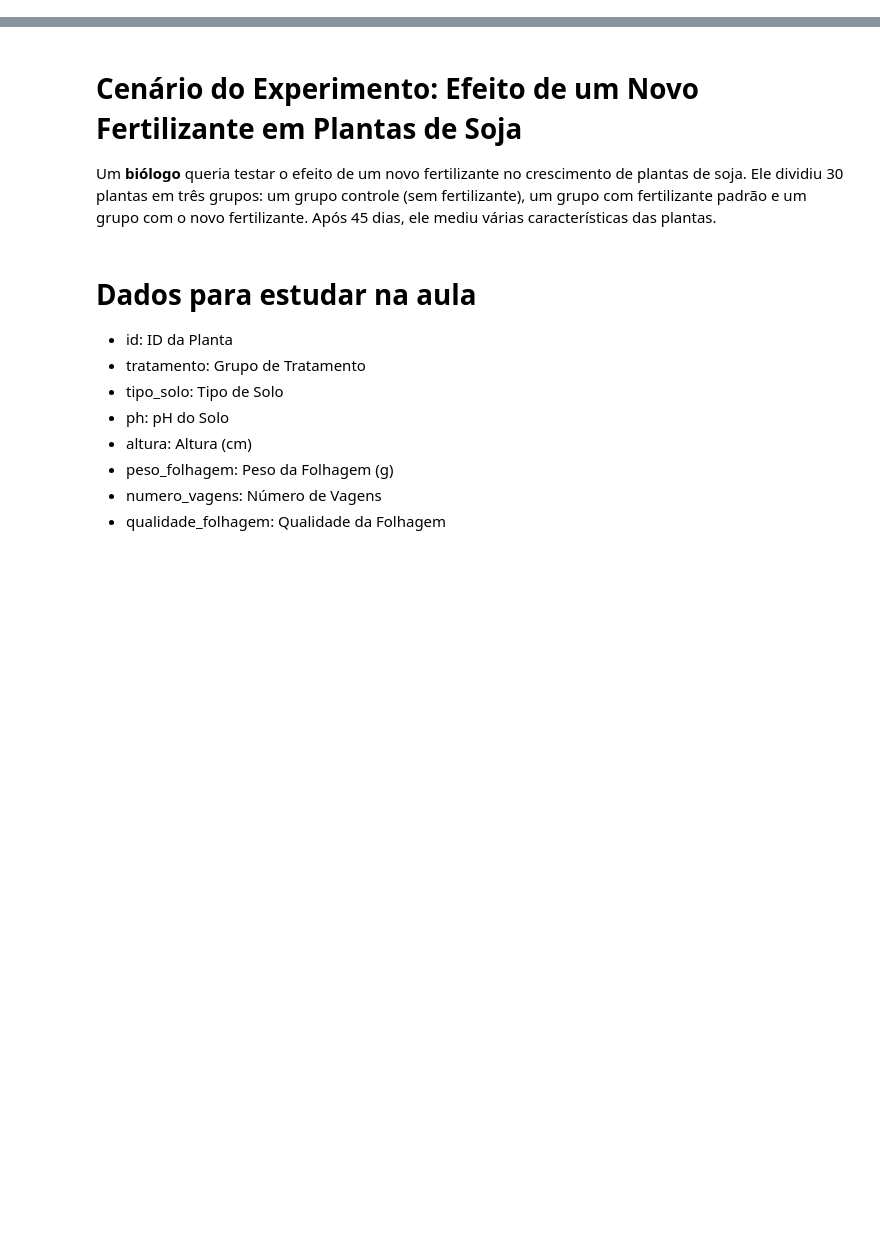
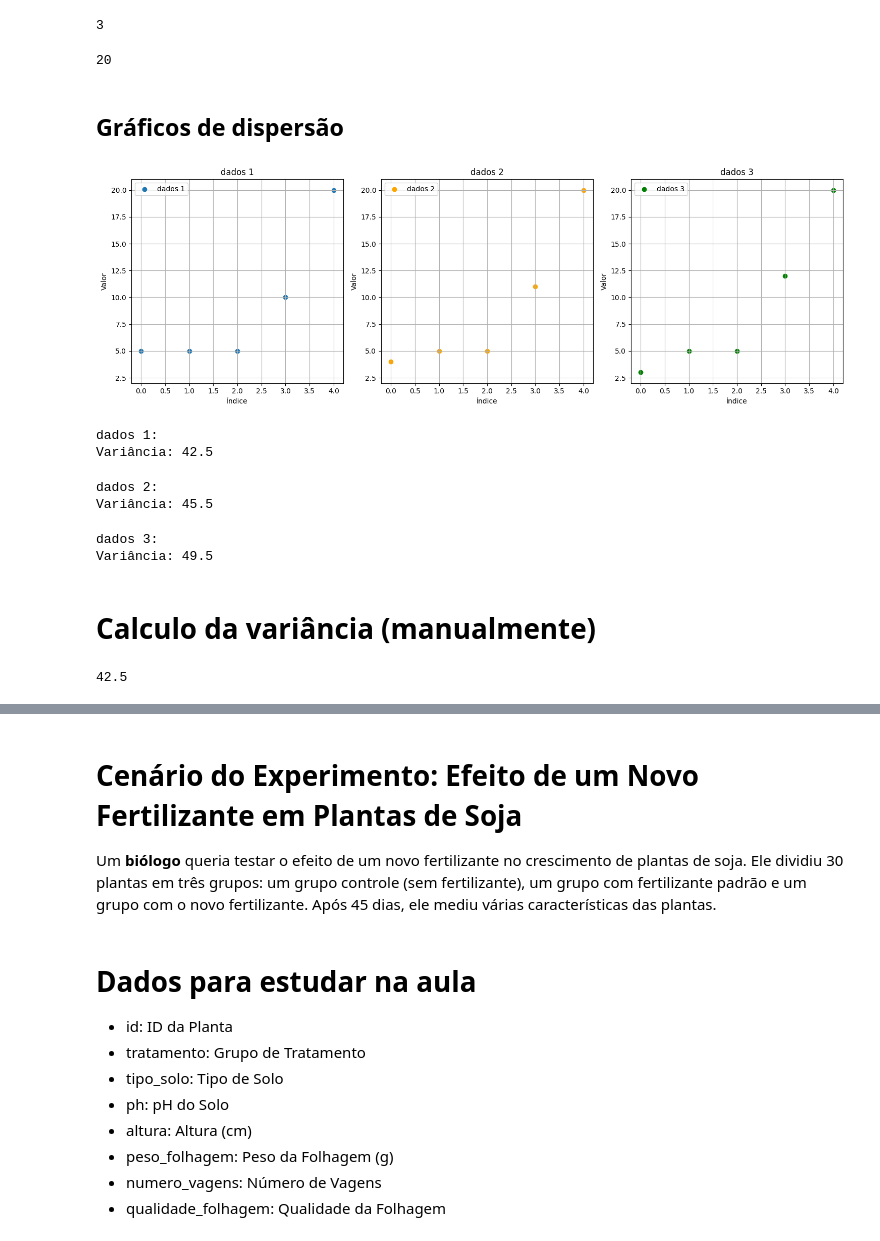
Before and after one commit to clobos/Bioestatistica_ESALQ_Python_2025, a Jupyter notebook: Aula03_Bioestatistica.ipynb, the cells around one changed output, grey strips where cells are left out. Drawn from its saved outputs; the diff is of its cells as text; code cells hidden in the pictures; blank space fills up the shorter version.

```diff
--- a/Aula03_Bioestatistica.ipynb
+++ b/Aula03_Bioestatistica.ipynb
@@ -2,0 +61,76 @@
+# %%
+import matplotlib.pyplot as plt
+import numpy as np
+
+min_val = min(min(conjunto_a), min(conjunto_b), min(conjunto_c))
+print(min_val)
+# %% [output]
+3
+# %%
+max_val = max(max(conjunto_a), max(conjunto_b), max(conjunto_c))
+print(max_val)
+# %% [output]
+20
+# %% [markdown]
+## Gráficos de dispersão
+# %%
+plt.figure(figsize=(15, 5))
+
+plt.subplot(1, 3, 1)
+plt.scatter(range(len(conjunto_a)), conjunto_a, label='dados 1')
+plt.ylim([min_val - 1, max_val + 1])
+plt.xlabel("Índice")
+plt.ylabel("Valor")
+plt.title("dados 1")
+plt.grid(True)
+plt.legend()
+
+
+plt.subplot(1, 3, 2)
+plt.scatter(range(len(conjunto_b)), conjunto_b, label='dados 2', color='orange')
+plt.ylim([min_val - 1, max_val + 1])
+plt.xlabel("Índice")
+plt.ylabel("Valor")
+plt.title("dados 2")
+plt.grid(True)
+plt.legend()
+
+plt.subplot(1, 3, 3)
+plt.scatter(range(len(conjunto_c)), conjunto_c, label='dados 3', color='green')
+plt.ylim([min_val - 1, max_val + 1])
+plt.xlabel("Índice")
+plt.ylabel("Valor")
+plt.title("dados 3")
+plt.grid(True)
+plt.legend()
+
+plt.tight_layout()
+plt.show()
+# %% [output]
+[figure, added]
+# %%
+print("dados 1:")
+print("Variância:", np.var(conjunto_a, ddof =1))
+# %% [output]
+dados 1:
+Variância: 42.5
+# %%
+print("dados 2:")
+print("Variância:", np.var(conjunto_b, ddof =1))
+# %% [output]
+dados 2:
+Variância: 45.5
+# %%
+print("dados 3:")
+print("Variância:", np.var(conjunto_c, ddof =1))
+# %% [output]
+dados 3:
+Variância: 49.5
+# %% [markdown]
+# Calculo da variância (manualmente)
+# %%
+variancia_conjunto_a = np.sum((conjunto_a-np.mean(conjunto_a))**2)/(len(conjunto_a)-1)
+
+print(variancia_conjunto_a)
+# %% [output]
+42.5
```
Also changed, not shown: parts of 14 cells of this notebook.
